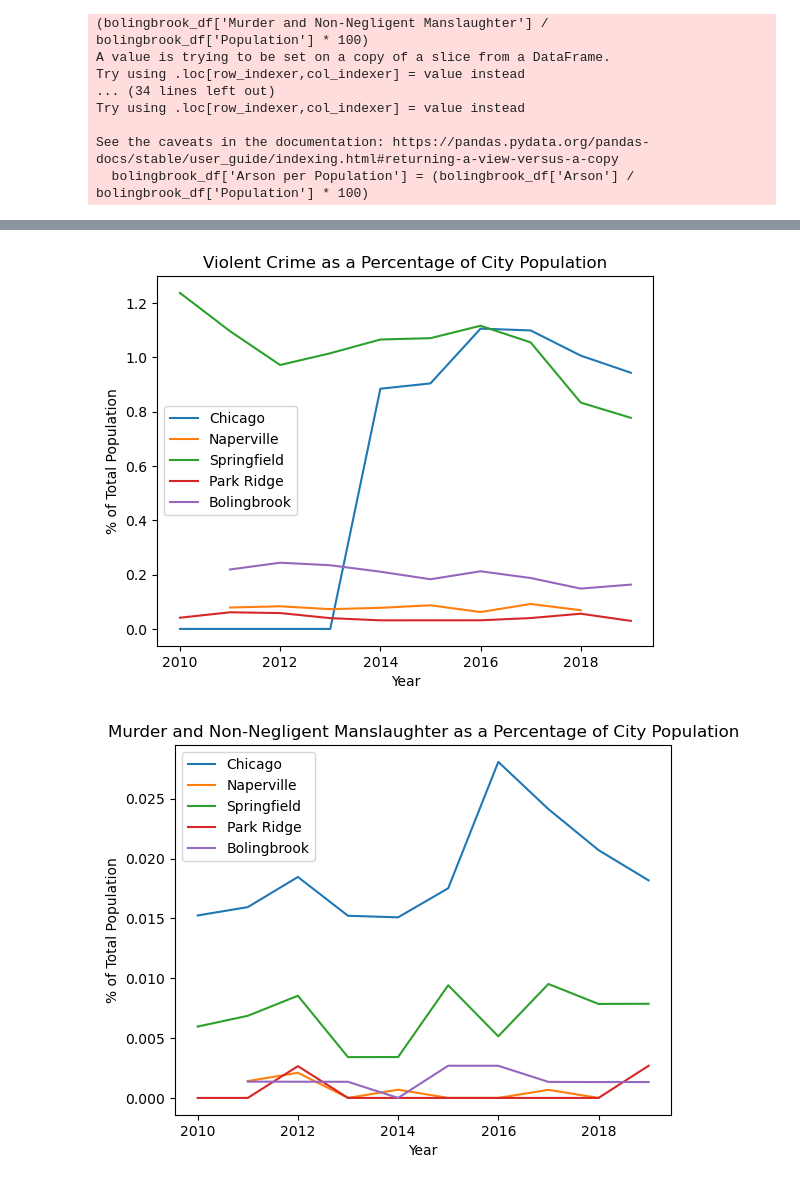
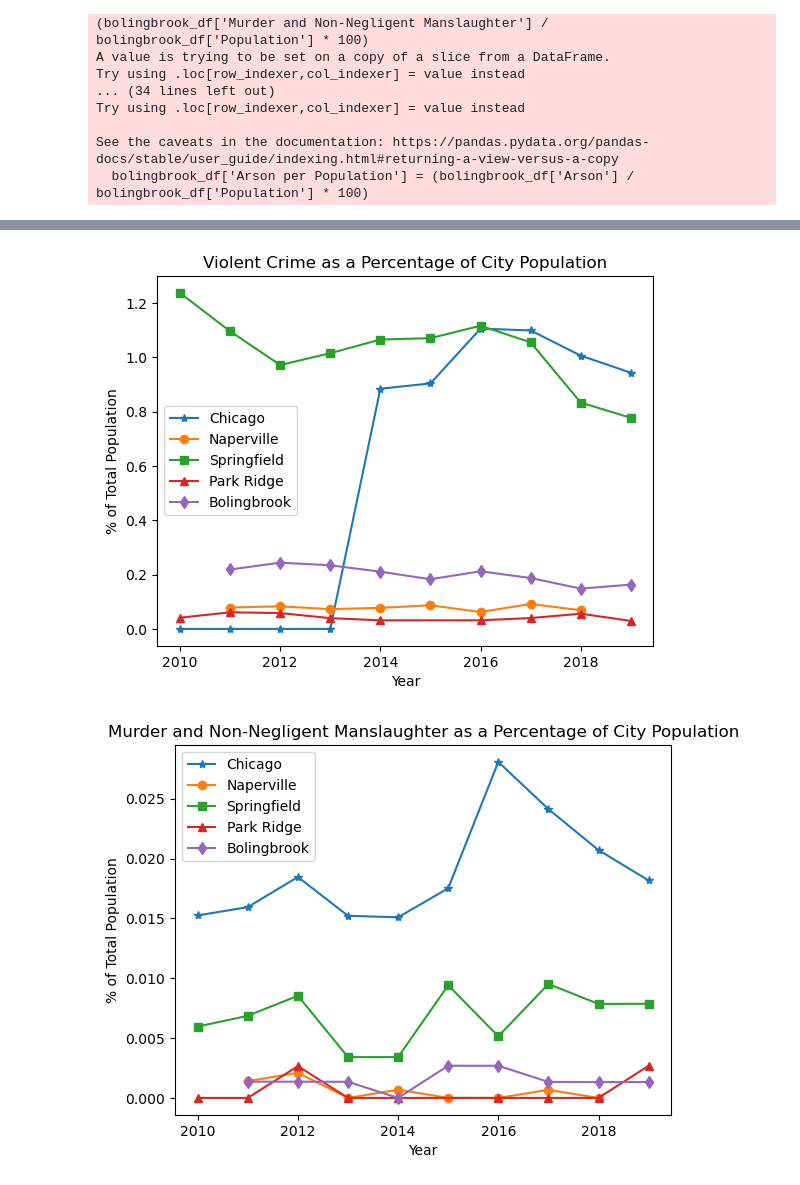
Before and after one commit to Expopanda/Project_1, a Jupyter notebook: andrew_analysis_updated.ipynb, the cells around one changed output, grey strips where cells are left out. Drawn from its saved outputs; the diff is of its cells as text; code cells hidden in the pictures.

Commit message:
final code/visuals from andrew

```diff
--- a/andrew_analysis_updated.ipynb
+++ b/andrew_analysis_updated.ipynb
@@ -178,0 +141,12 @@ chicago_df = crime_stats_df.loc[crime_stats_df['City'] == 'Chicago']
+# %%
+chicago_df = crime_stats_df.loc[crime_stats_df['City'] == 'Chicago']
+chicago_df['Violent crime per Population'] = (chicago_df['Violent crime'] / chicago_df['Population'] * 100)
+chicago_df['Murder and Non-Negligent Manslaughter per Population'] = (chicago_df['Murder and Non-Negligent Manslaughter'] / chicago_df['Population'] * 100)
+chicago_df['Rape per Population'] = (chicago_df['Rape'] / chicago_df['Population'] * 100)
+chicago_df['Robbery per Population'] = (chicago_df['Robbery'] / chicago_df['Population'] * 100)
+chicago_df['Aggravated Assault per Population'] = (chicago_df['Aggravated Assault'] / chicago_df['Population'] * 100)
+chicago_df['Property crime per Population'] = (chicago_df['Property Crime'] / chicago_df['Population'] * 100)
+chicago_df['Burglary per Population'] = (chicago_df['Burglary'] / chicago_df['Population'] * 100)
+chicago_df['Larceny-theft per Population'] = (chicago_df['Larceny-theft'] / chicago_df['Population'] * 100)
+chicago_df['Motor vehicle theft per Population'] = (chicago_df['Motor vehicle theft'] / chicago_df['Population'] * 100)
+chicago_df['Arson per Population'] = (chicago_df['Arson'] / chicago_df['Population'] * 100)
@@ -179,10 +171,10 @@ chicago_df = crime_stats_df.loc[crime_stats_df['City'] == 'Chicago']
 # %%
 
 # alternate way of doing it. Doesn't clear the warning message below
-#chicago_df['Violent crime per Populatin'] = (chicago_df.loc[:,('Violent crime')] / chicago_df.loc[:,('Population')] * 100)
-chicago_df['Violent crime per Population'] = (chicago_df['Violent crime'] / chicago_df['Population'] * 100)
-chicago_df['Murder and Non-Negligent Manslaughter per Population'] = (chicago_df['Murder and Non-Negligent Manslaughter'] / chicago_df['Population'] * 100)
-chicago_df['Rape per Population'] = (chicago_df['Rape'] / chicago_df['Population'] * 100)
+"""
+chicago_df['Violent crime per Populatin'] = (chicago_df.loc[:,('Violent crime')] / chicago_df.loc[:,('Population')] * 100)
+chicago_df['Murder and Non-Negligent Manslaughter per Population'] = (chicago_df.loc[:,'Murder and Non-Negligent Manslaughter'] / chicago_df.loc[:,'Population'] * 100)
+chicago_df['Rape per Population'] = (chicago_df.loc[:,'Rape'] / chicago_df.loc[:,('Population')] * 100)
 chicago_df['Robbery per Population'] = (chicago_df['Robbery'] / chicago_df['Population'] * 100)
 chicago_df['Aggravated Assault per Population'] = (chicago_df['Aggravated Assault'] / chicago_df['Population'] * 100)
 chicago_df['Property crime per Population'] = (chicago_df['Property Crime'] / chicago_df['Population'] * 100)
@@ -190,5 +182,6 @@ chicago_df['Burglary per Population'] = (chicago_df['Burglary'] / chicago_df['Po
 chicago_df['Larceny-theft per Population'] = (chicago_df['Larceny-theft'] / chicago_df['Population'] * 100)
 chicago_df['Motor vehicle theft per Population'] = (chicago_df['Motor vehicle theft'] / chicago_df['Population'] * 100)
 chicago_df['Arson per Population'] = (chicago_df['Arson'] / chicago_df['Population'] * 100)
+"""
 #chicago_df
 # %% [output]
@@ -346,30 +336,28 @@ See the caveats in the documentation: https://pandas.pydata.org/pandas-docs/stab
 # %%
 # make variables for x and y for Violent Crime and use them to create line plot
 # to illustrate the trend over the year provided
 chi_x = chicago_df['Year']
 chi_vcrime_y = chicago_df['Violent crime per Population']
 naperville_x = naperville_df['Year']
 naperville_vcrime_y = naperville_df['Violent crime per Population']
 springfield_x = springfield_df['Year']
 springfield_vcrime_y = springfield_df['Violent crime per Population']
 park_ridge_x = park_ridge_df['Year']
 park_ridge_vcrime_y = park_ridge_df['Violent crime per Population']
 bolingbrook_x = bolingbrook_df['Year']
 bolingbrook_vcrime_y = bolingbrook_df['Violent crime per Population']
-plt.plot(chi_x, chi_vcrime_y,label='Chicago')
-plt.plot(naperville_x, naperville_vcrime_y, label='Naperville')
-plt.plot(springfield_x, springfield_vcrime_y, label='Springfield')
-plt.plot(park_ridge_x, park_ridge_vcrime_y, label='Park Ridge')
-plt.plot(bolingbrook_x, bolingbrook_vcrime_y, label='Bolingbrook')
+plt.plot(chi_x, chi_vcrime_y,label='Chicago', marker='*')
+plt.plot(naperville_x, naperville_vcrime_y, label='Naperville', marker='o')
+plt.plot(springfield_x, springfield_vcrime_y, label='Springfield', marker='s')
+plt.plot(park_ridge_x, park_ridge_vcrime_y, label='Park Ridge', marker='^')
+plt.plot(bolingbrook_x, bolingbrook_vcrime_y, label='Bolingbrook', marker='d')
 plt.xlabel('Year')
 plt.ylabel('% of Total Population')
 plt.title('Violent Crime as a Percentage of City Population')
 plt.legend()
 plt.savefig('Violent_Crime.png')
-# fig = plt.axes()
-#fig.set_facecolor('lightsteelblue')
 # %% [output]
-[figure, old version]
+[figure, new version]
 # %%
 # make variables for x and y for Murder and Non-Negligent Manslaughter per Population and
 # use them to create line plot to illustrate the trend over the year provided
@@ -383,18 +371,18 @@ park_ridge_x = park_ridge_df['Year']
 park_ridge_murder_y = park_ridge_df['Murder and Non-Negligent Manslaughter per Population']
 bolingbrook_x = bolingbrook_df['Year']
 bolingbrook_murder_y = bolingbrook_df['Murder and Non-Negligent Manslaughter per Population']
-plt.plot(chi_x, chi_murder_y,label='Chicago')
-plt.plot(naperville_x, naperville_murder_y, label='Naperville')
-plt.plot(springfield_x, springfield_murder_y, label='Springfield')
-plt.plot(park_ridge_x, park_ridge_murder_y, label='Park Ridge')
-plt.plot(bolingbrook_x, bolingbrook_murder_y, label='Bolingbrook')
+plt.plot(chi_x, chi_murder_y,label='Chicago', marker='*')
+plt.plot(naperville_x, naperville_murder_y, label='Naperville', marker='o')
+plt.plot(springfield_x, springfield_murder_y, label='Springfield', marker='s')
+plt.plot(park_ridge_x, park_ridge_murder_y, label='Park Ridge', marker='^')
+plt.plot(bolingbrook_x, bolingbrook_murder_y, label='Bolingbrook', marker='d')
 plt.xlabel('Year')
 plt.ylabel('% of Total Population')
 plt.title('Murder and Non-Negligent Manslaughter as a Percentage of City Population')
 plt.legend()
 plt.savefig('Murder_Manslaughter.png')
 # %% [output]
-[figure, old version]
+[figure, new version]
 # %%
 # make variables for x and y for Rape and use them to create line plot
 # to illustrate the trend over the year provided
```
Also changed, not shown: parts of 19 cells of this notebook, 20 other files.
